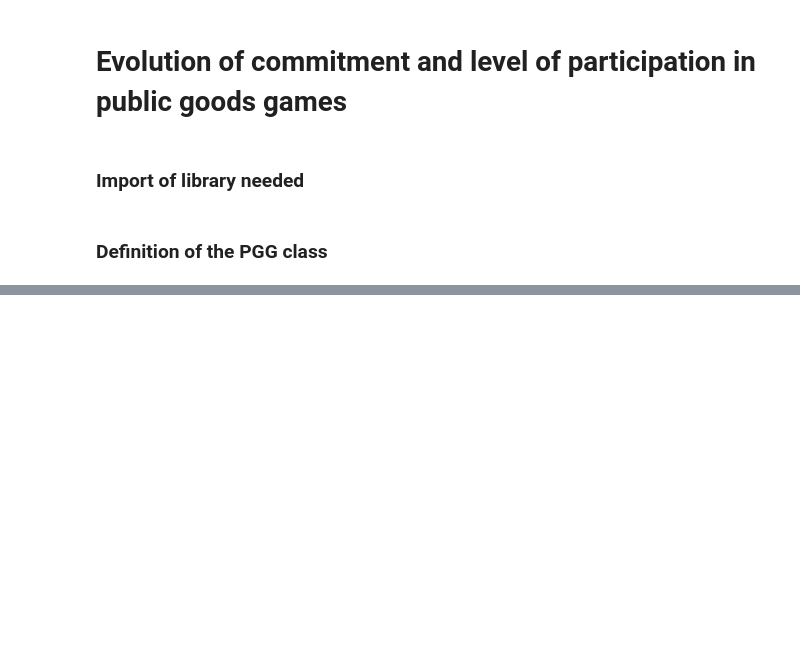
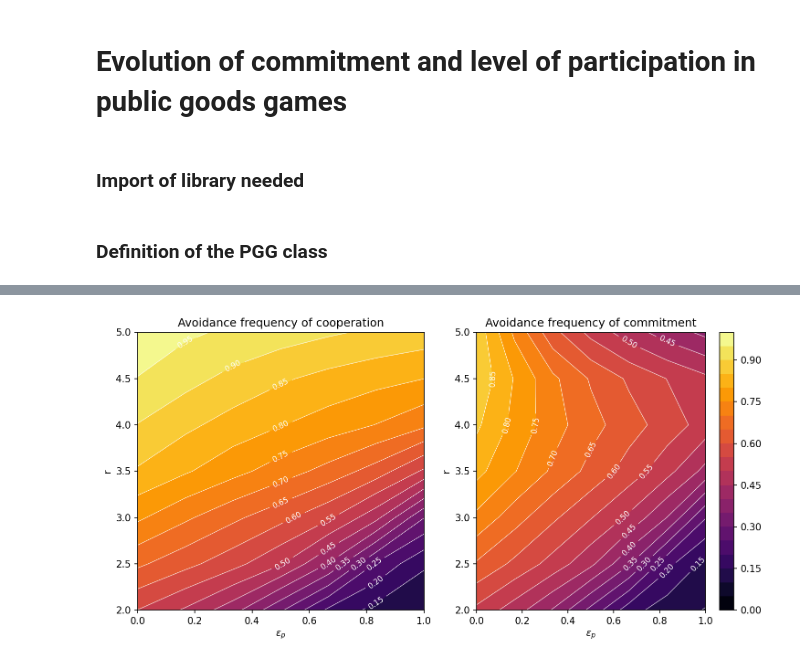
Before and after one commit to Teytey2002/Projet_Learning, a Jupyter notebook: Project.ipynb, the cells around one changed output, grey strips where cells are left out. Cells and saved outputs as stored; diff of their text form; code cells hidden in the pictures; blank space fills up the shorter version.

```diff
--- a/Project.ipynb
+++ b/Project.ipynb
@@ -207,0 +213,30 @@ plt.show()
+# %%
+# Define the contour levels between 0 and 1
+levels = np.linspace(0., 1., 21)
+
+plt.figure(figsize=(10, 5), dpi=150)
+
+# First graph: Avoidance frequency of cooperation
+plt.subplot(1, 2, 1)
+contour = plt.contourf(eps_values, r_values, avoid_frequency_b.T, levels=levels, cmap='inferno', vmin=0., vmax=1.)
+contour_lines = plt.contour(eps_values, r_values, avoid_frequency_b.T, levels=levels, colors='white', linewidths=0.5)
+plt.clabel(contour_lines, inline=True, fontsize=8, fmt="%.2f")
+plt.xlabel(r'$\epsilon_p$')
+plt.ylabel("r")
+plt.title("Avoidance frequency of cooperation")
+
+# Second graph: Avoidance frequency of commitment
+plt.subplot(1, 2, 2)
+contour = plt.contourf(eps_values, r_values, avoid_frequency_c.T, levels=levels, cmap='inferno', vmin=0., vmax=1.)
+plt.colorbar(orientation='vertical')
+contour_lines = plt.contour(eps_values, r_values, avoid_frequency_c.T, levels=levels, colors='white', linewidths=0.5)
+plt.clabel(contour_lines, fontsize=8, fmt="%.2f")
+plt.xlabel(r'$\epsilon_p$')
+plt.ylabel("r")
+plt.title("Avoidance frequency of commitment")
+
+
+plt.tight_layout()
+plt.show()
+# %% [output]
+[figure, added]
```
Also changed, not shown: parts of 6 cells of this notebook.
